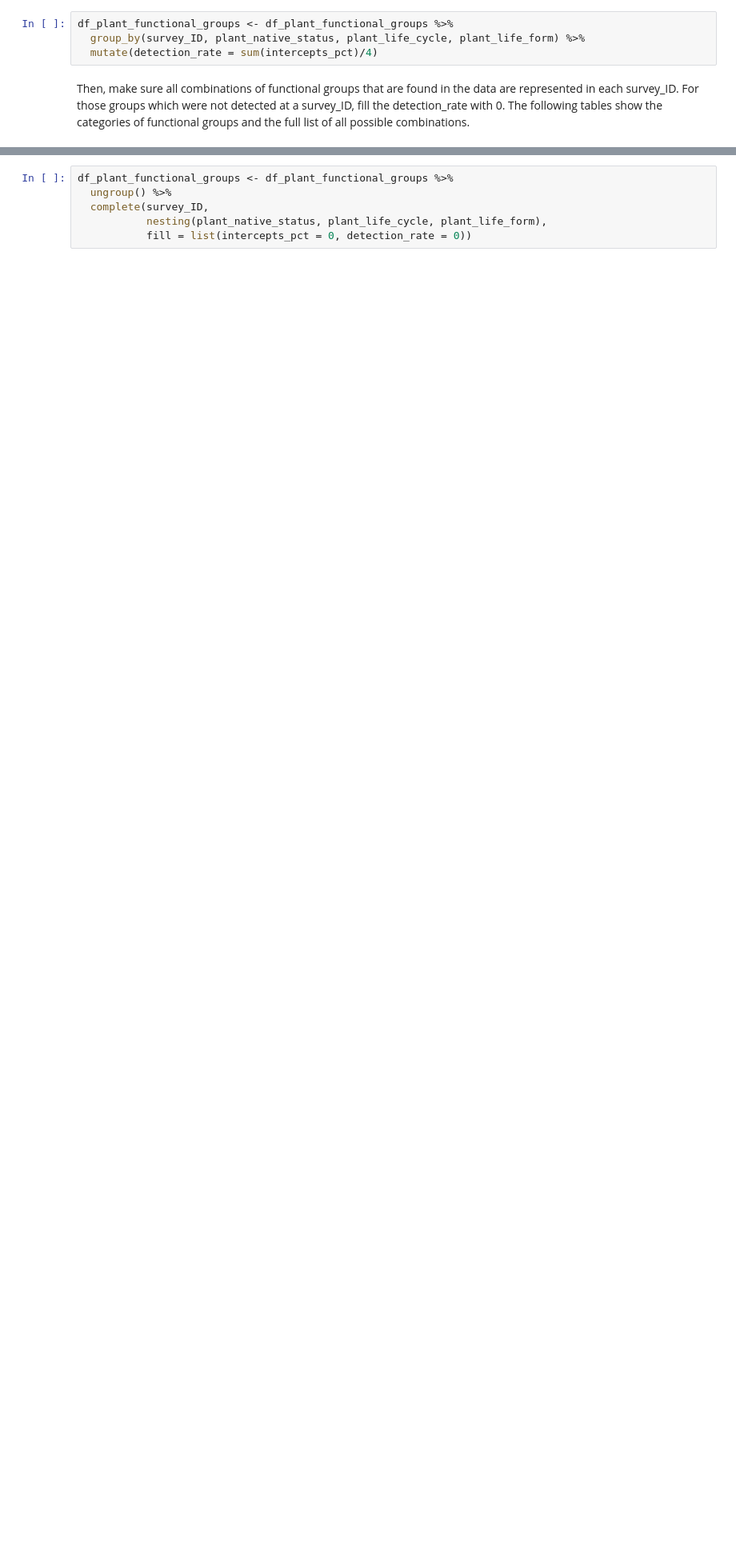
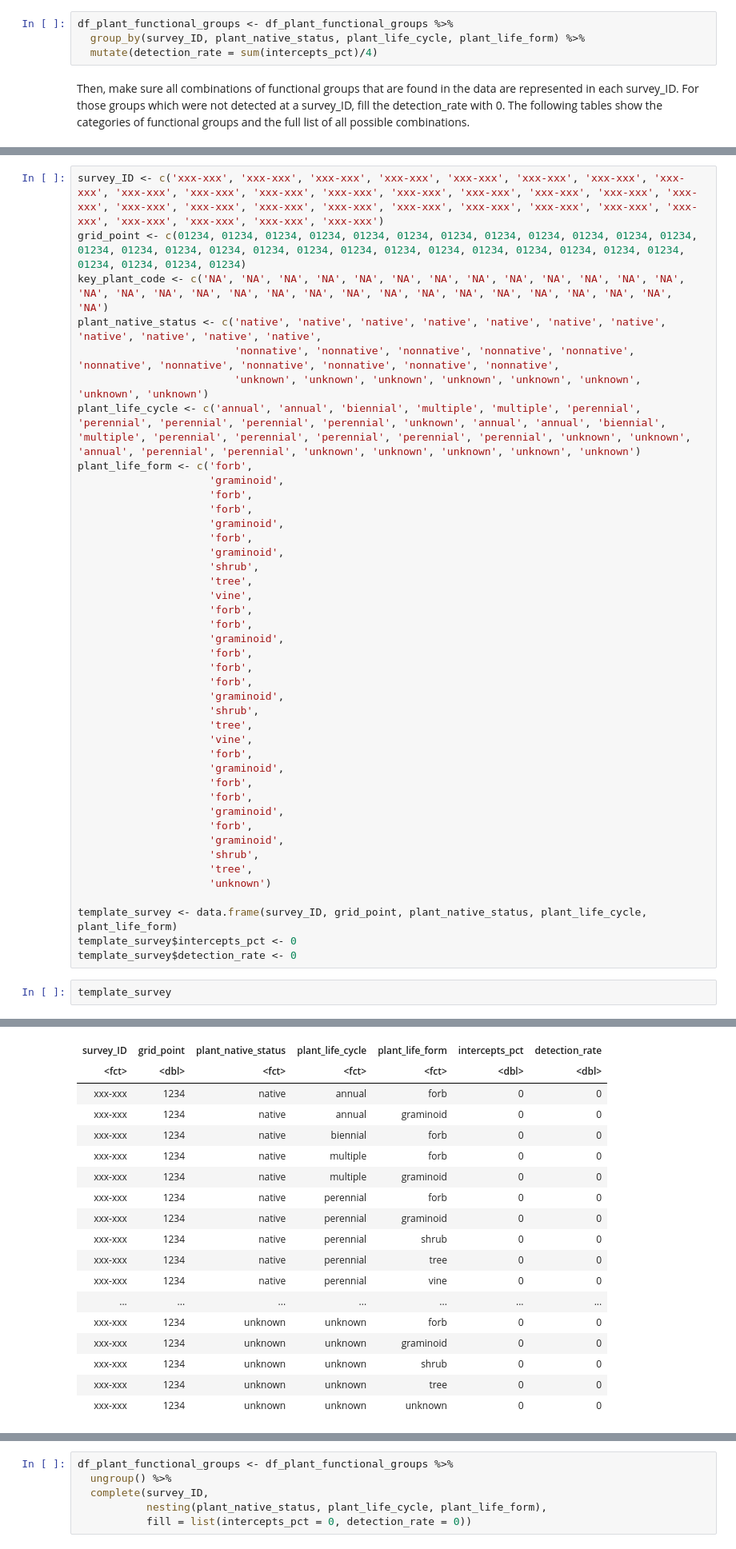
Before and after one commit to samsoe/mpg_notebooks, a Jupyter notebook: gridVeg_plant_functional_groups.ipynb, the cells around one changed output, grey strips where cells are left out. Shown: that part at 80% size. Saved outputs shown, nothing was run; the diff lists cells and outputs as text; blank space fills up the shorter version.

```diff
--- a/gridVeg_plant_functional_groups.ipynb
+++ b/gridVeg_plant_functional_groups.ipynb
@@ -102,0 +116,45 @@ Then, make sure all combinations of functional groups that are found in the data
+# %%
+survey_ID <- c('xxx-xxx', 'xxx-xxx', 'xxx-xxx', 'xxx-xxx', 'xxx-xxx', 'xxx-xxx', 'xxx-xxx', 'xxx-xxx', 'xxx-xxx', 'xxx-xxx', 'xxx-xxx', 'xxx-xxx', 'xxx-xxx', 'xxx-xxx', 'xxx-xxx', 'xxx-xxx', 'xxx-xxx', 'xxx-xxx', 'xxx-xxx', 'xxx-xxx', 'xxx-xxx', 'xxx-xxx', 'xxx-xxx', 'xxx-xxx', 'xxx-xxx', 'xxx-xxx', 'xxx-xxx', 'xxx-xxx', 'xxx-xxx', 'xxx-xxx')
+grid_point <- c(01234, 01234, 01234, 01234, 01234, 01234, 01234, 01234, 01234, 01234, 01234, 01234, 01234, 01234, 01234, 01234, 01234, 01234, 01234, 01234, 01234, 01234, 01234, 01234, 01234, 01234, 01234, 01234, 01234, 01234)
+key_plant_code <- c('NA', 'NA', 'NA', 'NA', 'NA', 'NA', 'NA', 'NA', 'NA', 'NA', 'NA', 'NA', 'NA', 'NA', 'NA', 'NA', 'NA', 'NA', 'NA', 'NA', 'NA', 'NA', 'NA', 'NA', 'NA', 'NA', 'NA', 'NA', 'NA', 'NA')
+plant_native_status <- c('native', 'native', 'native', 'native', 'native', 'native', 'native', 'native', 'native', 'native', 'native',
+                         'nonnative', 'nonnative', 'nonnative', 'nonnative', 'nonnative', 'nonnative', 'nonnative', 'nonnative', 'nonnative', 'nonnative', 'nonnative',
+                         'unknown', 'unknown', 'unknown', 'unknown', 'unknown', 'unknown', 'unknown', 'unknown')
+plant_life_cycle <- c('annual', 'annual', 'biennial', 'multiple', 'multiple', 'perennial', 'perennial', 'perennial', 'perennial', 'perennial', 'unknown', 'annual', 'annual', 'biennial', 'multiple', 'perennial', 'perennial', 'perennial', 'perennial', 'perennial', 'unknown', 'unknown', 'annual', 'perennial', 'perennial', 'unknown', 'unknown', 'unknown', 'unknown', 'unknown')
+plant_life_form <- c('forb',
+                     'graminoid',
+                     'forb',
+                     'forb',
+                     'graminoid',
+                     'forb',
+                     'graminoid',
+                     'shrub',
+                     'tree',
+                     'vine',
+                     'forb',
+                     'forb',
+                     'graminoid',
+                     'forb',
+                     'forb',
+                     'forb',
+                     'graminoid',
+                     'shrub',
+                     'tree',
+                     'vine',
+                     'forb',
+                     'graminoid',
+                     'forb',
+                     'forb',
+                     'graminoid',
+                     'forb',
+                     'graminoid',
+                     'shrub',
+                     'tree',
+                     'unknown')
+
+template_survey <- data.frame(survey_ID, grid_point, plant_native_status, plant_life_cycle, plant_life_form)
+template_survey$intercepts_pct <- 0
+template_survey$detection_rate <- 0
+# %%
+template_survey
+# %% [output]
@@ -102,0 +162,18 @@ Then, make sure all combinations of functional groups that are found in the data
+| survey_ID | grid_point | plant_native_status | plant_life_cycle | plant_life_form | intercepts_pct | detection_rate |
+| <fct> | <dbl> | <fct> | <fct> | <fct> | <dbl> | <dbl> |
+| xxx-xxx | 1234 | native | annual | forb | 0 | 0 |
+| xxx-xxx | 1234 | native | annual | graminoid | 0 | 0 |
+| xxx-xxx | 1234 | native | biennial | forb | 0 | 0 |
+| xxx-xxx | 1234 | native | multiple | forb | 0 | 0 |
+| xxx-xxx | 1234 | native | multiple | graminoid | 0 | 0 |
+| xxx-xxx | 1234 | native | perennial | forb | 0 | 0 |
+| xxx-xxx | 1234 | native | perennial | graminoid | 0 | 0 |
+| xxx-xxx | 1234 | native | perennial | shrub | 0 | 0 |
+| xxx-xxx | 1234 | native | perennial | tree | 0 | 0 |
+| xxx-xxx | 1234 | native | perennial | vine | 0 | 0 |
+| ... | ... | ... | ... | ... | ... | ... |
+| xxx-xxx | 1234 | unknown | unknown | forb | 0 | 0 |
+| xxx-xxx | 1234 | unknown | unknown | graminoid | 0 | 0 |
+| xxx-xxx | 1234 | unknown | unknown | shrub | 0 | 0 |
+| xxx-xxx | 1234 | unknown | unknown | tree | 0 | 0 |
+| xxx-xxx | 1234 | unknown | unknown | unknown | 0 | 0 |
```
Also changed, not shown: parts of 6 cells of this notebook.
